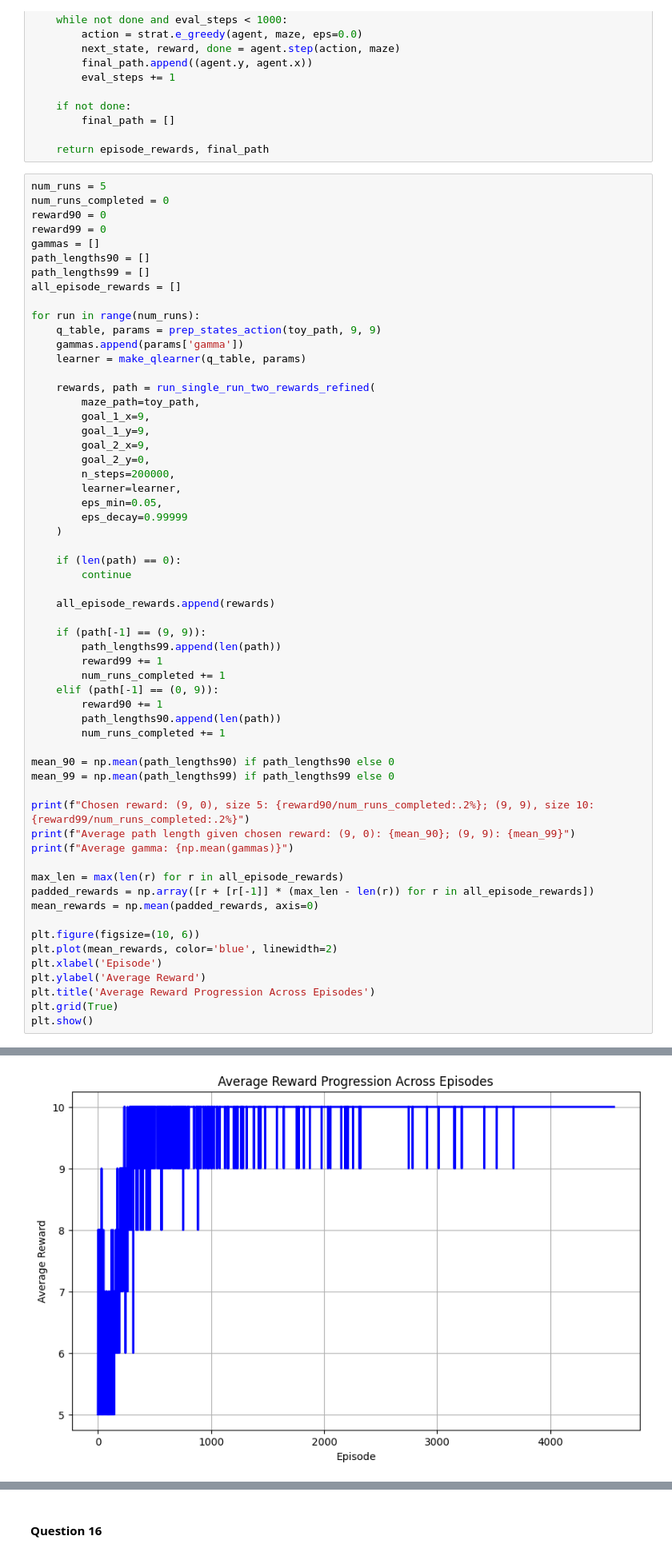
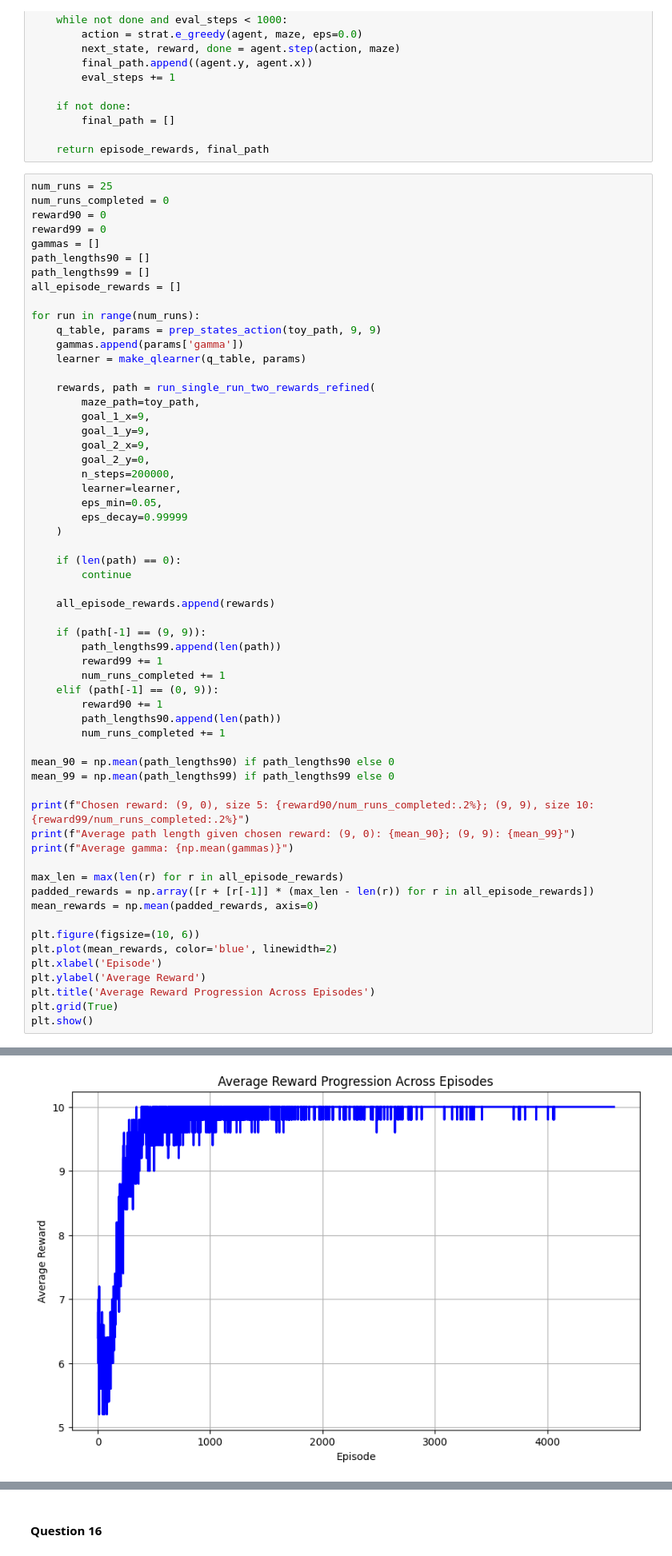
Before and after one commit to guy915/Computational-Intelligence-Models, a Jupyter notebook: RL/src/Main.ipynb, the cells around one changed output, grey strips where cells are left out. Shown at 80% size. Cells and saved outputs as stored; diff of their text form.

```diff
--- a/RL/src/Main.ipynb
+++ b/RL/src/Main.ipynb
@@ -1435,7 +1437,7 @@ def run_single_run_two_rewards_refined(maze_path, goal_1_x, goal_1_y, goal_2_x,
 
     return episode_rewards, final_path
 # %%
-num_runs = 5
+num_runs = 25
 num_runs_completed = 0
 reward90 = 0
 reward99 = 0
@@ -1500,4 +1502,4 @@ Average gamma: 0.99
-[figure, old version]
+[figure, new version]
 # %% [markdown]
 We add exponential decay for ϵ to mitigate the issue.
 
```
Also changed, not shown: parts of 5 cells of this notebook.
